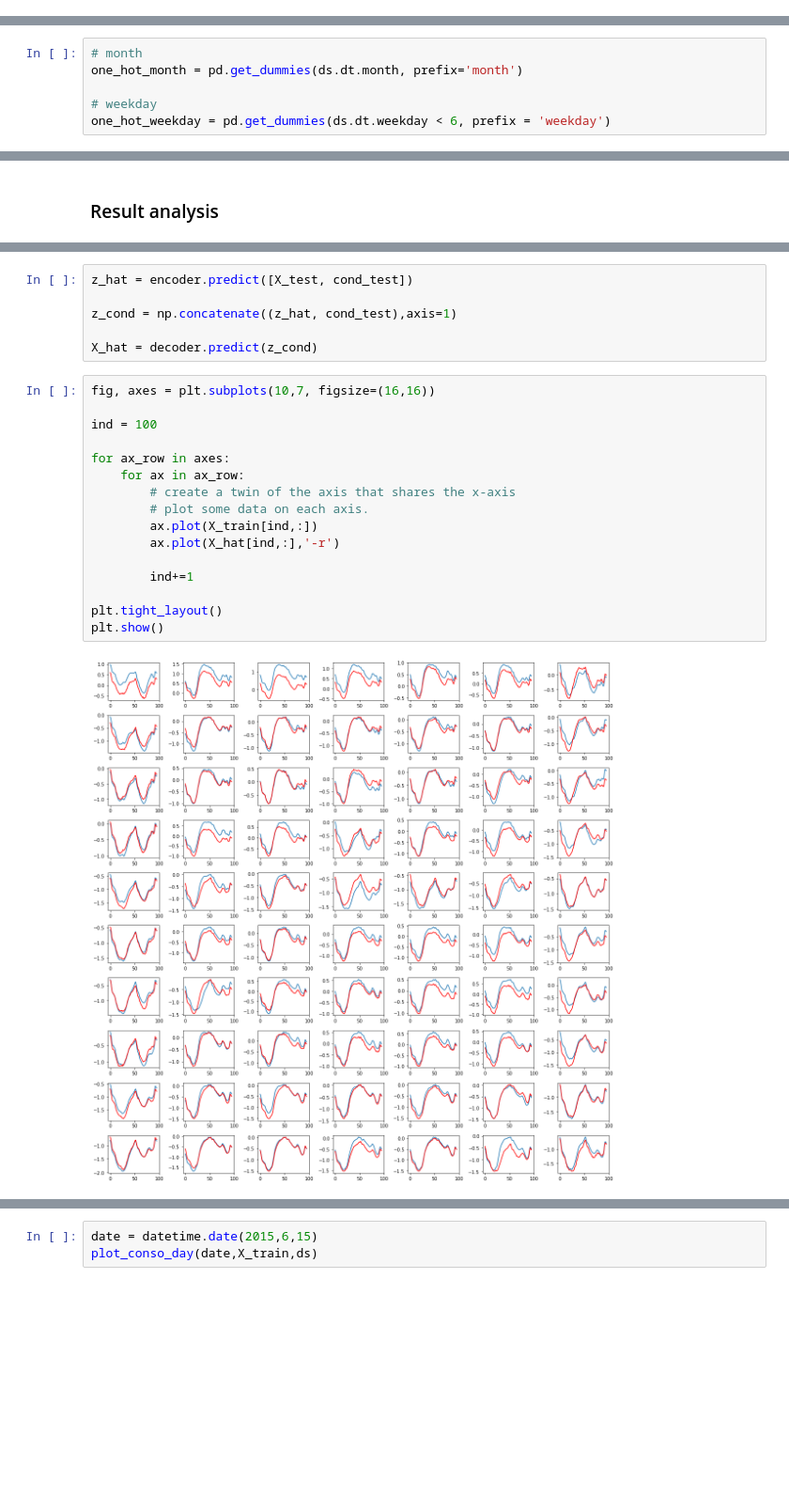
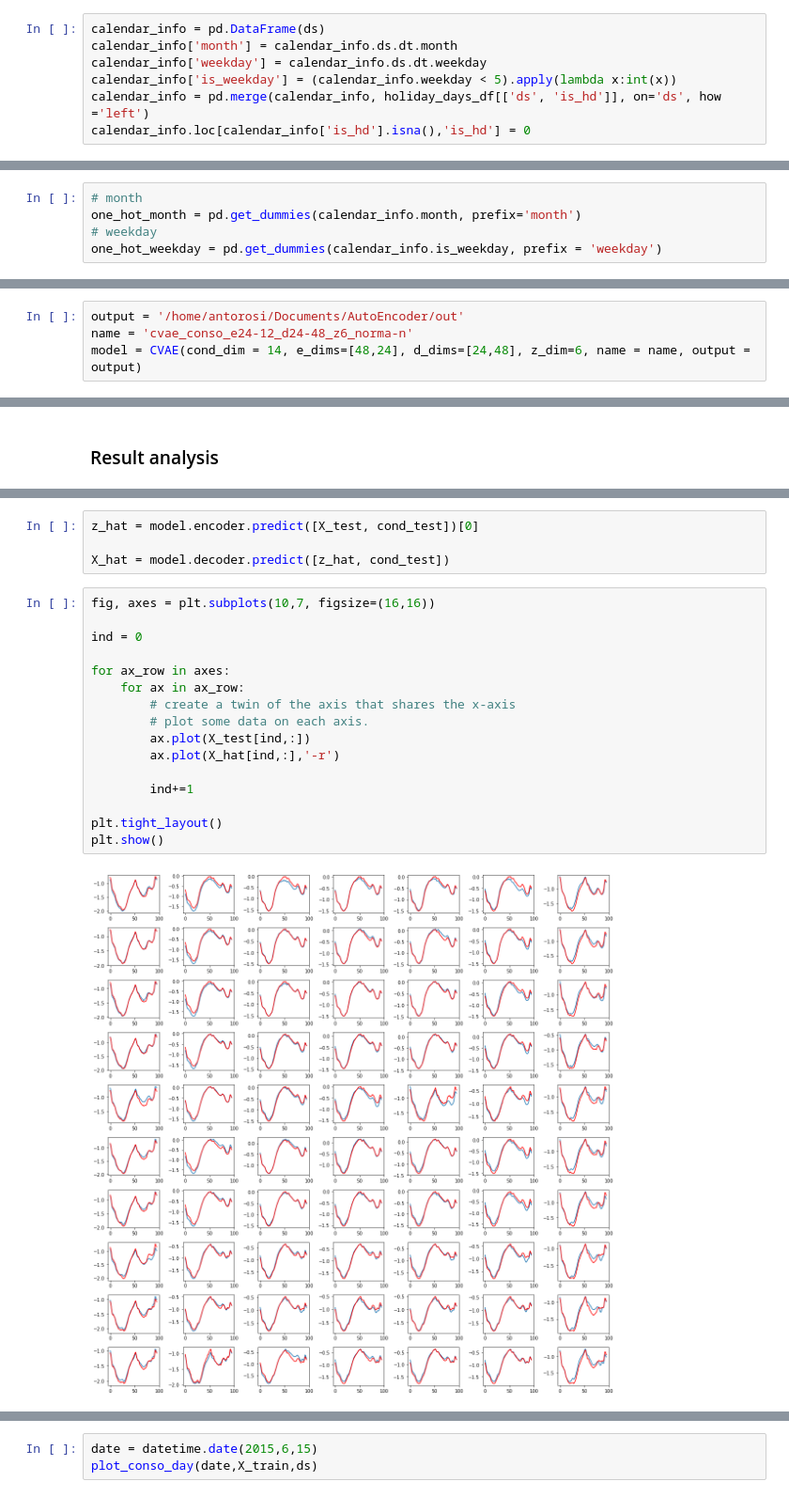
Before and after one commit to AntOliRsn/AutoEncoder, a Jupyter notebook: conso/conso_CVAE.ipynb, the cells around one changed output, grey strips where cells are left out. Shown at 94% size. Saved outputs shown, nothing was run; the diff lists cells and outputs as text; blank space fills up the shorter version.

```diff
--- a/conso/conso_CVAE.ipynb
+++ b/conso/conso_CVAE.ipynb
@@ -39,14 +36,20 @@ results = pd.DataFrame(columns=['model_name', 'config','weight_loss',
 ######  Get input array
 # %%
 X, ds = conso_ds_to_array(Xinput_ds)
+# %%
+calendar_info = pd.DataFrame(ds)
+calendar_info['month'] = calendar_info.ds.dt.month
+calendar_info['weekday'] = calendar_info.ds.dt.weekday
+calendar_info['is_weekday'] = (calendar_info.weekday < 5).apply(lambda x:int(x))
+calendar_info = pd.merge(calendar_info, holiday_days_df[['ds', 'is_hd']], on='ds', how ='left')
+calendar_info.loc[calendar_info['is_hd'].isna(),'is_hd'] = 0
 # %% [markdown]
 ###### Get conditional variables
 # %%
 # month
-one_hot_month = pd.get_dummies(ds.dt.month, prefix='month')
-
+one_hot_month = pd.get_dummies(calendar_info.month, prefix='month')
 # weekday
-one_hot_weekday = pd.get_dummies(ds.dt.weekday < 6, prefix = 'weekday')
+one_hot_weekday = pd.get_dummies(calendar_info.is_weekday, prefix = 'weekday')
 # %%
 # Getting the conditional array
 cond = pd.concat([one_hot_month, one_hot_weekday], axis=1)
@@ -159,0 +105,4 @@ pd.DataFrame(columns=['model_name', 'config','weight_loss',
+# %%
+output = '/home/antorosi/Documents/AutoEncoder/out'
+name = 'cvae_conso_e24-12_d24-48_z6_norma-n'
+model = CVAE(cond_dim = 14, e_dims=[48,24], d_dims=[24,48], z_dim=6, name = name, output = output)
@@ -164,25 +161,23 @@ X_hat = cvae.predict([X_train, cond_train])
 # %%
-z_hat = encoder.predict([X_test, cond_test])
+z_hat = model.encoder.predict([X_test, cond_test])[0]
 
-z_cond = np.concatenate((z_hat, cond_test),axis=1)
-
-X_hat = decoder.predict(z_cond)
+X_hat = model.decoder.predict([z_hat, cond_test])
 # %%
 fig, axes = plt.subplots(10,7, figsize=(16,16))
 
-ind = 100
+ind = 0
 
 for ax_row in axes:
     for ax in ax_row:
         # create a twin of the axis that shares the x-axis
         # plot some data on each axis.
-        ax.plot(X_train[ind,:])
+        ax.plot(X_test[ind,:])
         ax.plot(X_hat[ind,:],'-r')
 
         ind+=1
 
 plt.tight_layout()
 plt.show()
 # %% [output]
-[figure, old version]
+[figure, new version]
 # %%
```
Also changed, not shown: parts of 51 cells of this notebook, 45 other files.
